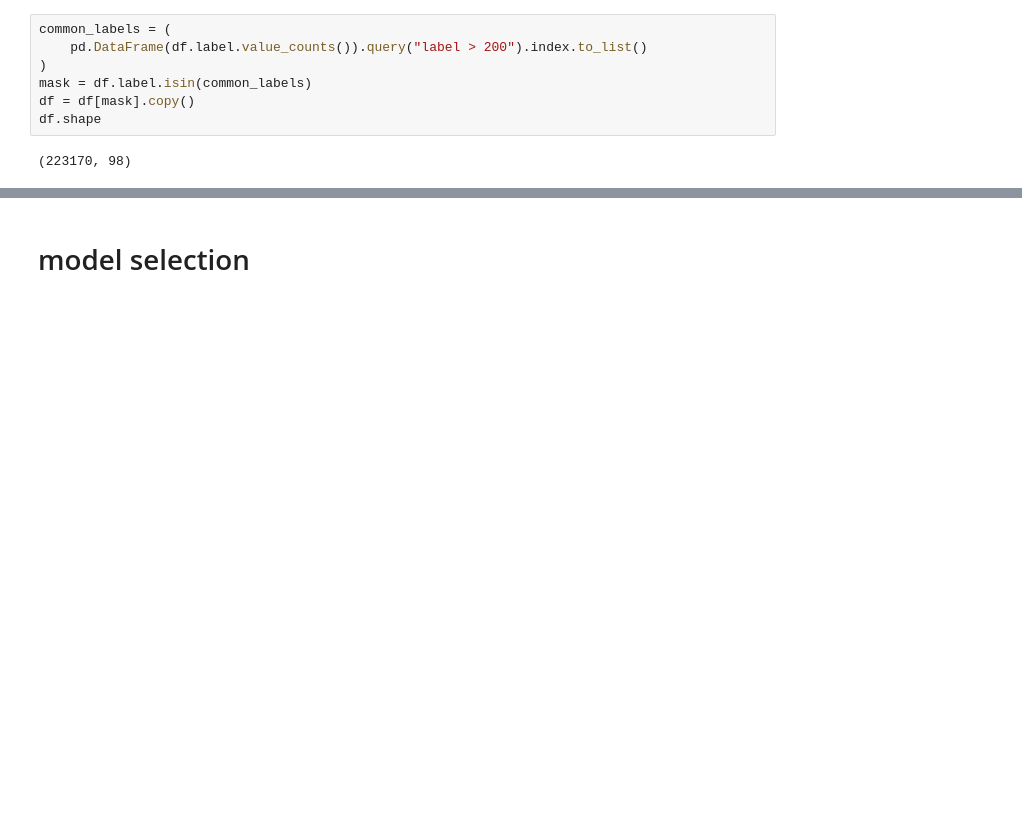
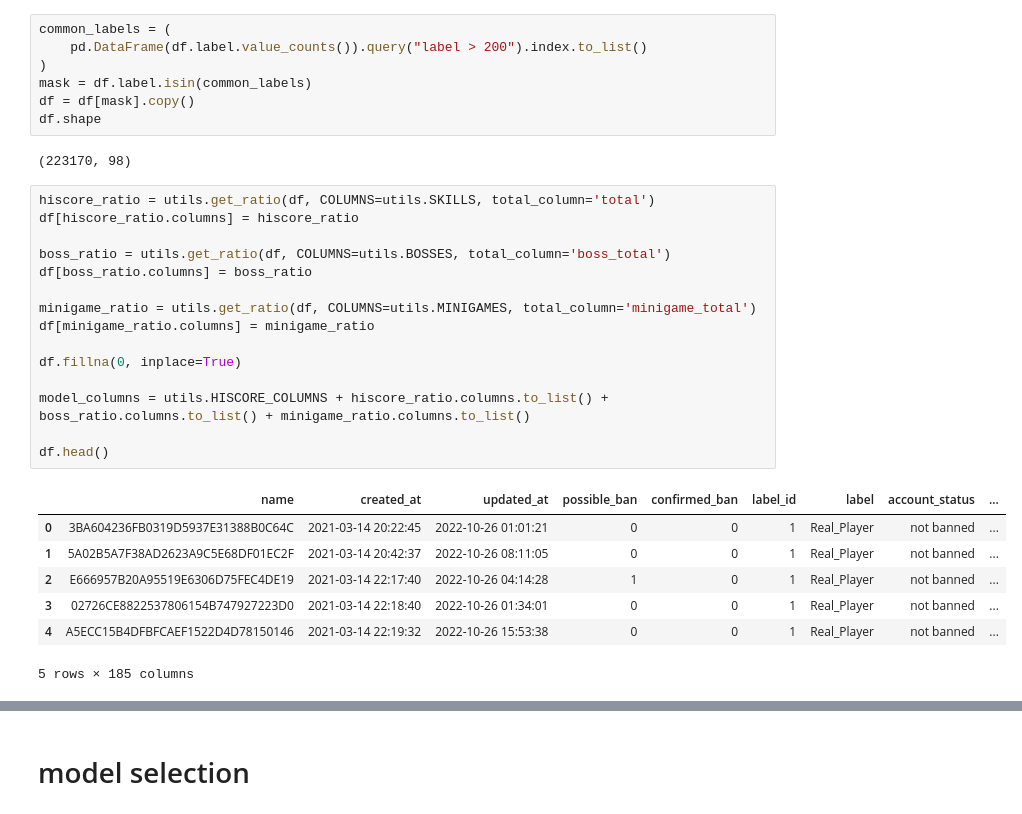
Before and after one commit to Bot-detector/bot-detector-ml-training, a Jupyter notebook: src/model_creation/model_search.ipynb, the cells around one changed output, grey strips where cells are left out. Cells and saved outputs as stored; diff of their text form; blank space fills up the shorter version.

```diff
--- a/src/model_creation/model_search.ipynb
+++ b/src/model_creation/model_search.ipynb
@@ -50,3 +50,26 @@ df = df[mask].copy()
 df.shape
 # %% [output]
 (223170, 98)
+# %%
+hiscore_ratio = utils.get_ratio(df, COLUMNS=utils.SKILLS, total_column='total')
+df[hiscore_ratio.columns] = hiscore_ratio
+
+boss_ratio = utils.get_ratio(df, COLUMNS=utils.BOSSES, total_column='boss_total')
+df[boss_ratio.columns] = boss_ratio
+
+minigame_ratio = utils.get_ratio(df, COLUMNS=utils.MINIGAMES, total_column='minigame_total')
+df[minigame_ratio.columns] = minigame_ratio
+
+df.fillna(0, inplace=True)
+
+model_columns = utils.HISCORE_COLUMNS + hiscore_ratio.columns.to_list() + boss_ratio.columns.to_list() + minigame_ratio.columns.to_list()
+
+df.head()
+# %% [output]
+|  | name | created_at | updated_at | possible_ban | confirmed_ban | label_id | label | account_status | ... |
+| 0 | 3BA604236FB0319D5937E31388B0C64C | 2021-03-14 20:22:45 | 2022-10-26 01:01:21 | 0 | 0 | 1 | Real_Player | not banned | ... |
+| 1 | 5A02B5A7F38AD2623A9C5E68DF01EC2F | 2021-03-14 20:42:37 | 2022-10-26 08:11:05 | 0 | 0 | 1 | Real_Player | not banned | ... |
+| 2 | E666957B20A95519E6306D75FEC4DE19 | 2021-03-14 22:17:40 | 2022-10-26 04:14:28 | 1 | 0 | 1 | Real_Player | not banned | ... |
+| 3 | 02726CE8822537806154B747927223D0 | 2021-03-14 22:18:40 | 2022-10-26 01:34:01 | 0 | 0 | 1 | Real_Player | not banned | ... |
+| 4 | A5ECC15B4DFBFCAEF1522D4D78150146 | 2021-03-14 22:19:32 | 2022-10-26 15:53:38 | 0 | 0 | 1 | Real_Player | not banned | ... |
+5 rows × 185 columns
```
Also changed, not shown: parts of 15 cells of this notebook, 1 other file.
